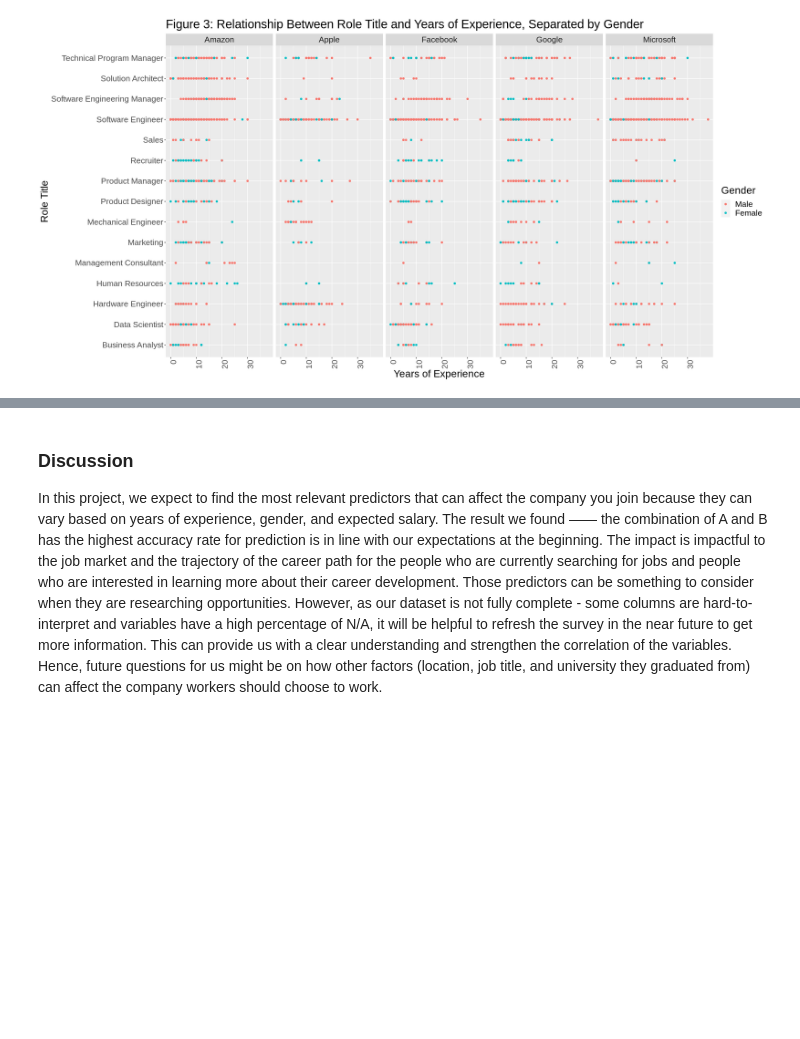
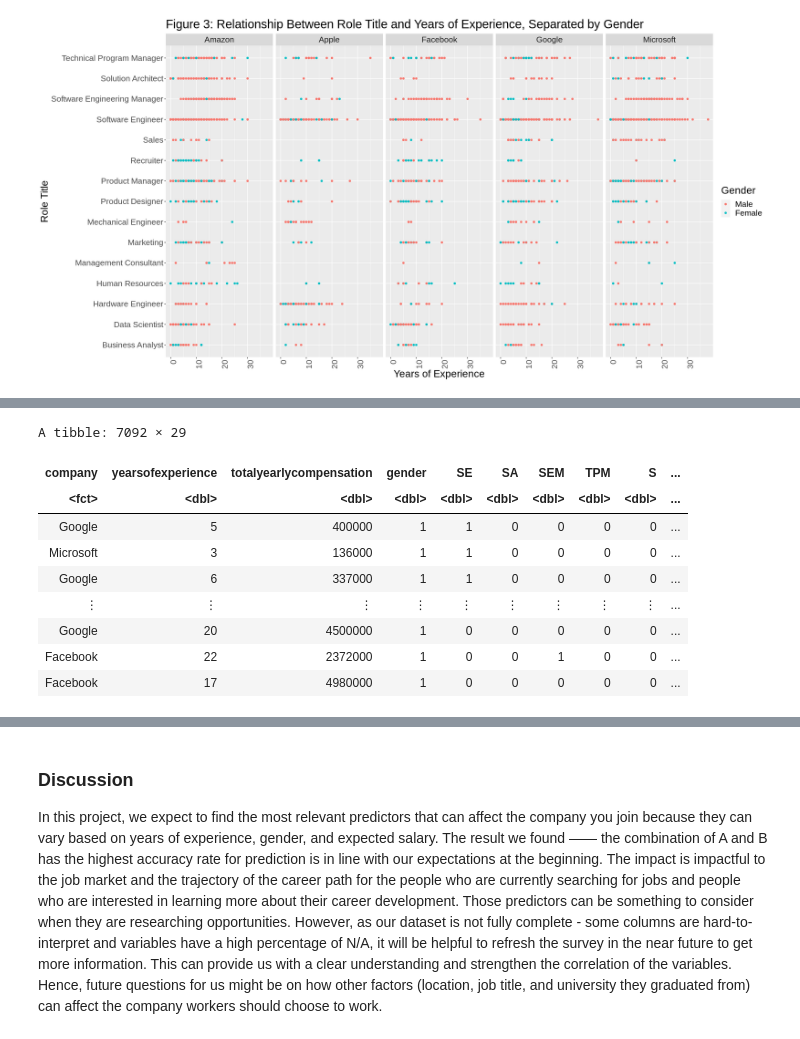
Before and after one commit to EdrickBelmiro/CareerPredictorDSCI100, a Jupyter notebook: Report Group19.ipynb, the cells around one changed output, grey strips where cells are left out. Drawn from its saved outputs; the diff is of its cells as text; code cells hidden in the pictures; blank space fills up the shorter version.

```diff
--- a/Report Group19.ipynb
+++ b/Report Group19.ipynb
@@ -378,0 +385,60 @@ Before we start working on the classification process, we have to prepare our to
+# %%
+# To help with the binarification
+# unique(tidy_salary_data$title)
+# unique(tidy_salary_data$Race)
+# unique(tidy_salary_data$Education)
+
+ready_salary_data <- tidy_salary_data |>
+                    # binarification of genders
+                    mutate(gender=ifelse (gender == "Male",1,0)) |>
+
+                    # binarification of each role titles, each column will represent their title
+                    mutate(SE=ifelse(title=="Software Engineer",1,0)) |>
+                    mutate(SA=ifelse(title=="Solution Architect",1,0)) |>
+                    mutate(SEM=ifelse(title=="Software Engineering Manager",1,0)) |>
+                    mutate(TPM=ifelse(title=="Technical Program Manager",1,0)) |>
+                    mutate(S=ifelse(title=="Sales",1,0)) |>
+                    mutate(R=ifelse(title=="Recruiter",1,0)) |>
+                    mutate(PM=ifelse(title=="Product Manager",1,0)) |>
+                    mutate(PD=ifelse(title=="Product Designer",1,0)) |>
+                    mutate(ME=ifelse(title=="Mechanical Engineer",1,0)) |>
+                    mutate(M=ifelse(title=="Marketing",1,0)) |>
+                    mutate(MC=ifelse(title=="Management Consultant",1,0)) |>
+                    mutate(HR=ifelse(title=="Human Resources",1,0)) |>
+                    mutate(HE=ifelse(title=="Hardware Engineer",1,0)) |>
+                    mutate(DS=ifelse(title=="Data Scientist",1,0)) |>
+                    mutate(BA=ifelse(title=="Business Analyst",1,0)) |>
+                    mutate(BA=ifelse(title=="Business Analyst",1,0)) |>
+
+                    # binarification of Race
+                    mutate(asian=ifelse(Race=="Asian",1,0)) |>
+                    mutate(twoormore=ifelse(Race=="Two Or More",1,0)) |>
+                    mutate(hispanic=ifelse(Race=="Hispanic",1,0)) |>
+                    mutate(white=ifelse(Race=="White",1,0)) |>
+                    mutate(black=ifelse(Race=="Black",1,0)) |>
+
+                    #binarification of Education
+                    mutate(PhD=ifelse(Education=="PhD",1,0)) |>
+                    mutate(master=ifelse(Education=="Master\'s Degree",1,0)) |>
+                    mutate(bachelor=ifelse(Education=="Bachelor\'s Degree",1,0)) |>
+                    mutate(highschool=ifelse(Education=="Highschool",1,0)) |>
+                    mutate(somecollege=ifelse(Education=="Some College",1,0)) |>
+
+                    # removal of the original columns
+                    select(-title, -Race, -Education) |>
+
+                    # as factor
+                    mutate(company=as.factor(company))
+
+ready_salary_data
+# %% [output]
+A tibble: 7092 × 29
+| company | yearsofexperience | totalyearlycompensation | gender | SE | SA | SEM | TPM | S | ... |
+| <fct> | <dbl> | <dbl> | <dbl> | <dbl> | <dbl> | <dbl> | <dbl> | <dbl> | ... |
+| Google | 5 | 400000 | 1 | 1 | 0 | 0 | 0 | 0 | ... |
+| Microsoft | 3 | 136000 | 1 | 1 | 0 | 0 | 0 | 0 | ... |
+| Google | 6 | 337000 | 1 | 1 | 0 | 0 | 0 | 0 | ... |
+| ⋮ | ⋮ | ⋮ | ⋮ | ⋮ | ⋮ | ⋮ | ⋮ | ⋮ | ... |
+| Google | 20 | 4500000 | 1 | 0 | 0 | 0 | 0 | 0 | ... |
+| Facebook | 22 | 2372000 | 1 | 0 | 0 | 1 | 0 | 0 | ... |
+| Facebook | 17 | 4980000 | 1 | 0 | 0 | 0 | 0 | 0 | ... |
```
Also changed, not shown: parts of 22 cells of this notebook.
